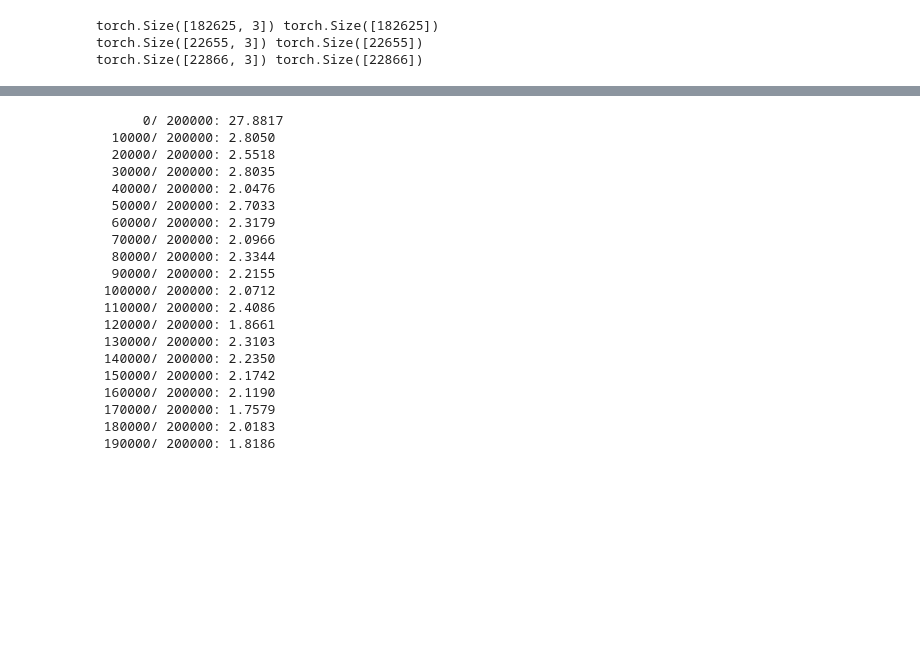
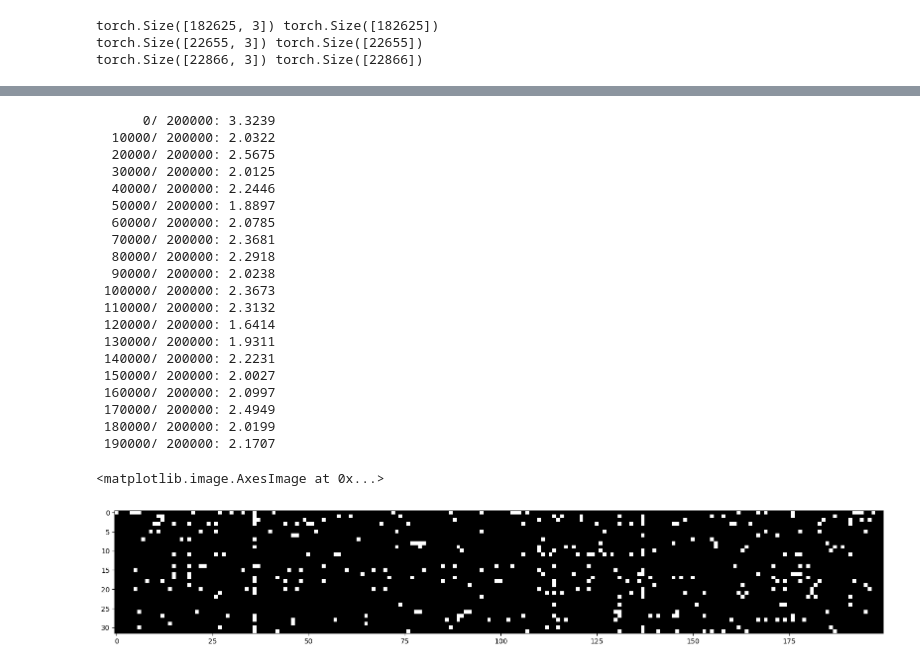
Before and after one commit to gg2001/nn-zero-to-hero, a Jupyter notebook: makemore_mlp2.ipynb, the cells around one changed output, grey strips where cells are left out. Cells and saved outputs as stored; diff of their text form; code cells hidden in the pictures; blank space fills up the shorter version.

```diff
--- a/makemore_mlp2.ipynb
+++ b/makemore_mlp2.ipynb
@@ -85,7 +120,18 @@ for i in range(max_steps):
     # Forward pass
     emb = C[Xb]
     embcat = emb.view(emb.shape[0], -1)
-    hpreact = embcat @ W1 + b1  # Hidden layer weighted inputs
+    # Linear layer
+    hpreact = embcat @ W1  # + b1  # Hidden layer weighted inputs
+    # Batch normalization
+    bnmeani = hpreact.mean(0, keepdim=True)
+    bnstdi = hpreact.std(0, keepdim=True)
+    hpreact = bngain * (hpreact - bnmeani) / bnstdi + bnbias
+
+    with torch.no_grad():
+        # Momentum = 0.001
+        bnmean_running = 0.999 * bnmean_running + 0.001 * bnmeani
+        bnstd_running = 0.999 * bnstd_running + 0.001 * bnstdi
+
     h = torch.tanh(hpreact)  # Hidden layer activations
     logits = h @ W2 + b2  # Output layer
     loss = F.cross_entropy(logits, Yb)  # Loss function
@@ -105,23 +151,29 @@ for i in range(max_steps):
         print(f"{i:7d}/{max_steps:7d}: {loss.item():.4f}")
     lossi.append(loss.log10().item())
 # %% [output]
-      0/ 200000: 27.8817
-  10000/ 200000: 2.8050
-  20000/ 200000: 2.5518
-  30000/ 200000: 2.8035
-  40000/ 200000: 2.0476
-  50000/ 200000: 2.7033
-  60000/ 200000: 2.3179
-  70000/ 200000: 2.0966
-  80000/ 200000: 2.3344
-  90000/ 200000: 2.2155
- 100000/ 200000: 2.0712
- 110000/ 200000: 2.4086
- 120000/ 200000: 1.8661
- 130000/ 200000: 2.3103
- 140000/ 200000: 2.2350
- 150000/ 200000: 2.1742
- 160000/ 200000: 2.1190
- 170000/ 200000: 1.7579
- 180000/ 200000: 2.0183
- 190000/ 200000: 1.8186
+      0/ 200000: 3.3239
+  10000/ 200000: 2.0322
+  20000/ 200000: 2.5675
+  30000/ 200000: 2.0125
+  40000/ 200000: 2.2446
+  50000/ 200000: 1.8897
+  60000/ 200000: 2.0785
+  70000/ 200000: 2.3681
+  80000/ 200000: 2.2918
+  90000/ 200000: 2.0238
+ 100000/ 200000: 2.3673
+ 110000/ 200000: 2.3132
+ 120000/ 200000: 1.6414
+ 130000/ 200000: 1.9311
+ 140000/ 200000: 2.2231
+ 150000/ 200000: 2.0027
+ 160000/ 200000: 2.0997
+ 170000/ 200000: 2.4949
+ 180000/ 200000: 2.0199
+ 190000/ 200000: 2.1707
+# %%
+plt.figure(figsize=(20, 10))
+plt.imshow(h.abs() > 0.99, cmap="gray", interpolation="nearest")
+# %% [output]
+<matplotlib.image.AxesImage at 0x...>
+[figure, added]
```
Also changed, not shown: parts of 14 cells of this notebook, 1 other file.
